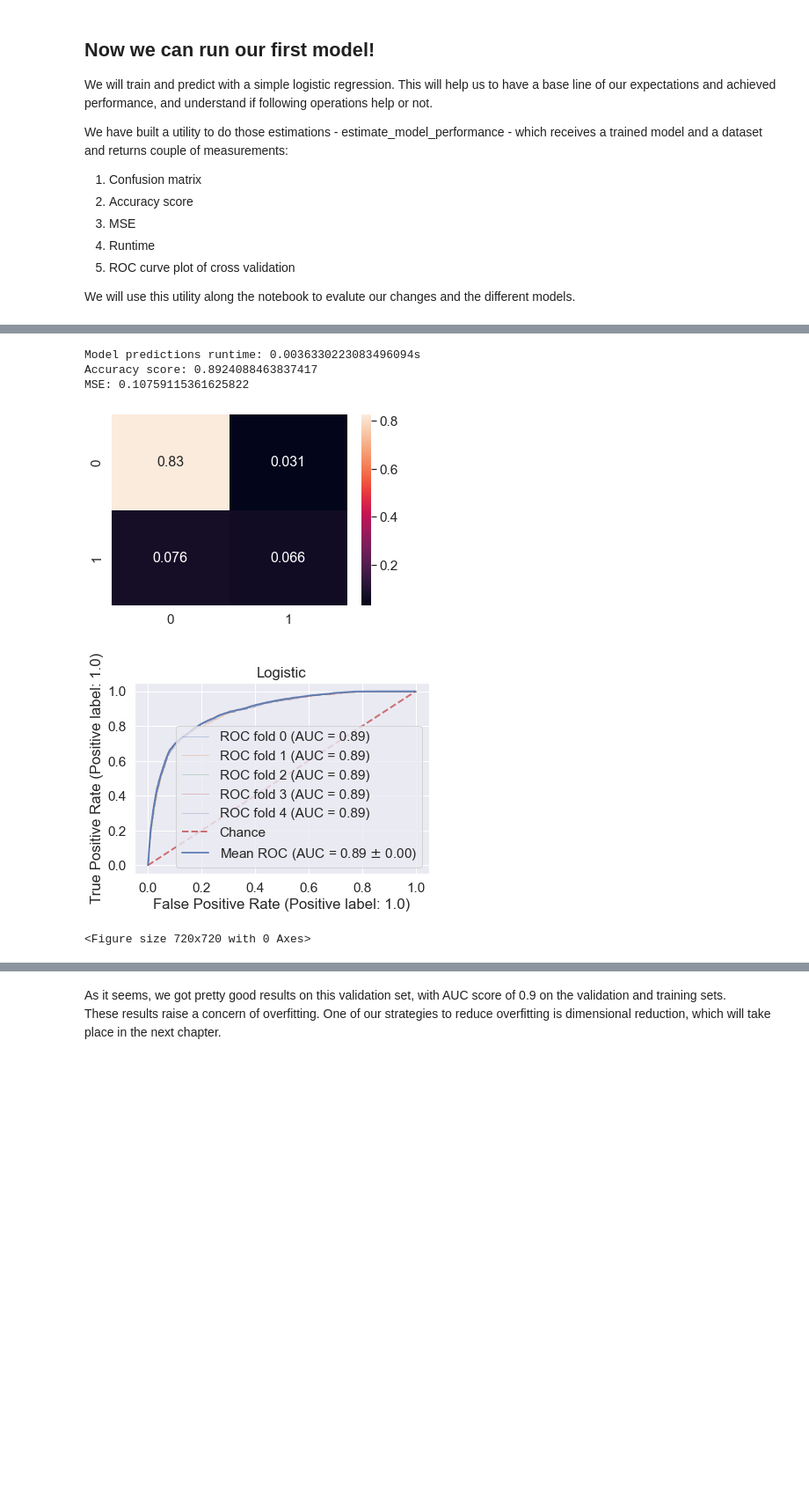
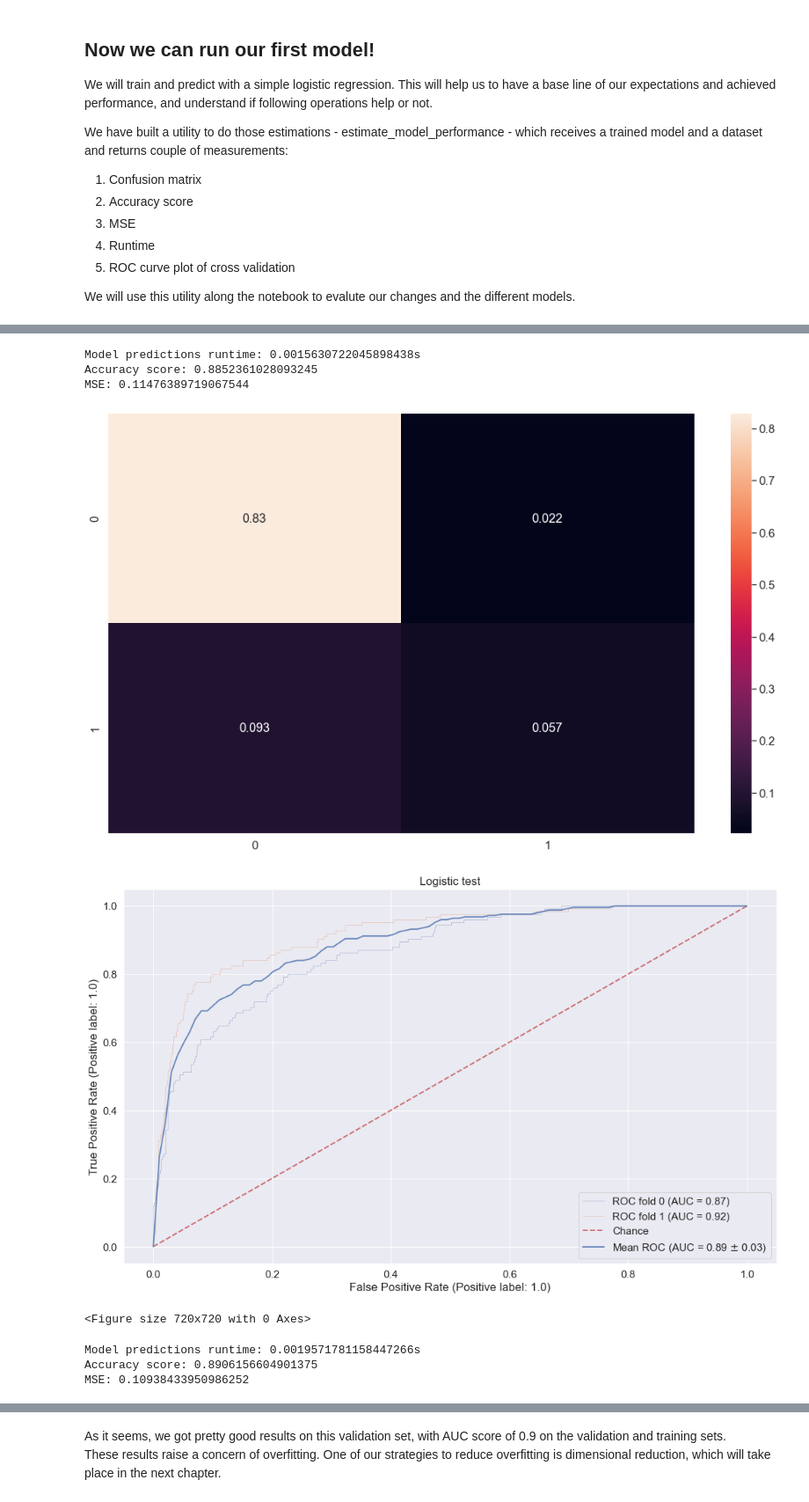
Before and after one commit to mikisegall/ml_final_project, a Jupyter notebook: master_notebook.ipynb, the cells around one changed output, grey strips where cells are left out. Shown at 88% size. Drawn from its saved outputs; the diff is of its cells as text; code cells hidden in the pictures; blank space fills up the shorter version.

```diff
--- a/master_notebook.ipynb
+++ b/master_notebook.ipynb
@@ -391,9 +378,24 @@ MSE: 0.10639569635385535
-# %%
-estimate_model_performance(lr, "Logistic", X_train, y_train, 5);
-# %% [output]
-Model predictions runtime: 0.0036330223083496094s
-Accuracy score: 0.8924088463837417
-MSE: 0.10759115361625822
-[figure, removed]
-[figure, removed]
-<Figure size 720x720 with 0 Axes>
+# %%
+y = train_data_wo_outliers['purchase']
+X = train_data_wo_outliers[[col for col in train_data_wo_outliers.columns if col not in ['purchase']]]
+
+x_train, x_validation, y_train, y_validation = train_test_split(
+       X, y, test_size=0.2, random_state=42, shuffle=True
+)
+
+lr = LogisticRegression(max_iter=10000).fit(x_train, y_train)
+estimate_model_performance(lr, "Logistic test", x_validation, y_validation, 2)
+estimate_model_performance(lr, "Logistic train", x_train, y_train, 2)
+
+
+estimate_model_performance(lr, "Logistic train", X,y, 2)
+# %% [output]
+Model predictions runtime: 0.0015630722045898438s
+Accuracy score: 0.8852361028093245
+MSE: 0.11476389719067544
+[figure, added]
+[figure, added]
+<Figure size 720x720 with 0 Axes>
+Model predictions runtime: 0.0019571781158447266s
+Accuracy score: 0.8906156604901375
+MSE: 0.10938433950986252
```
Also changed, not shown: parts of 11 cells of this notebook, 1 other file.
